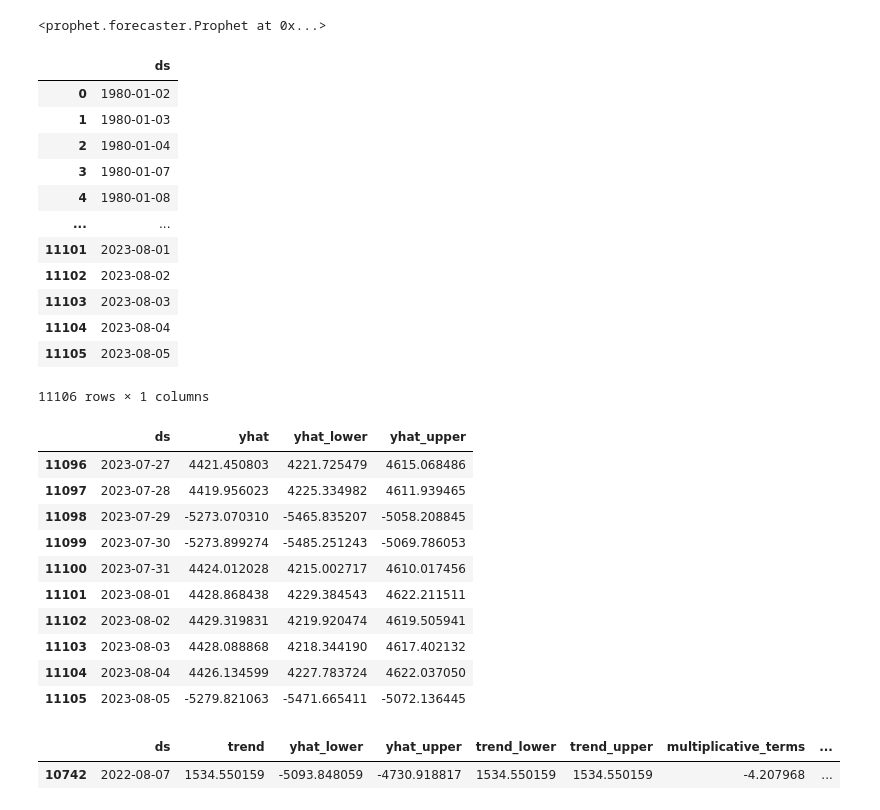
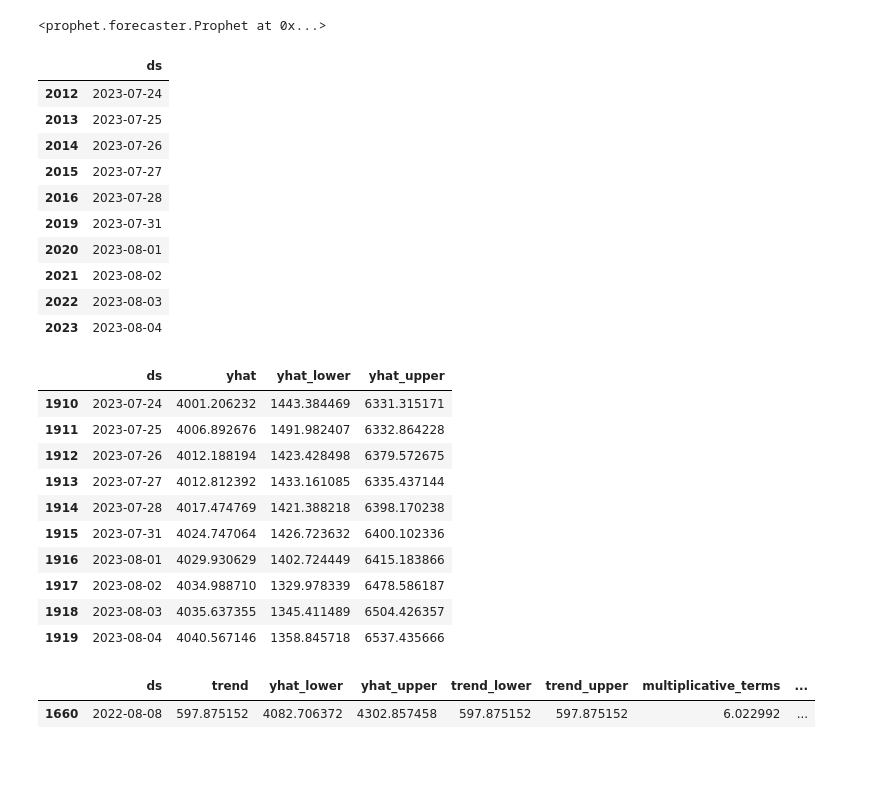
Before and after one commit to rishkosna/prophet_vs_monte, a Jupyter notebook: prophet_predictor.ipynb, the cells around one changed output. Saved outputs shown, nothing was run; the diff lists cells and outputs as text; code cells hidden in the pictures; blank space fills up the shorter version.

```diff
--- a/prophet_predictor.ipynb
+++ b/prophet_predictor.ipynb
@@ -18,7 +19,7 @@ warnings.filterwarnings('ignore')
 # thus we need to garner the relevant data using yfinance
 
 today = datetime.today().strftime('%Y-%m-%d')
-start = '1980-01-01'
+start = '2016-01-01'
 
 sp_df = yf.download('^GSPC', start, today)
 sp_df
@@ -159,43 +160,44 @@ INFO:cmdstanpy:finish chain 1
 # %%
 # here we create a year's worth of time series for the prophet model
 future = m.make_future_dataframe(periods = 365)
-future
+business_days = BDay().onOffset
+filter = pd.to_datetime(future['ds']).map(business_days)
+future = future[filter]
+future.tail(10)
 # %% [output]
 |  | ds |
-| 0 | 1980-01-02 |
-| 1 | 1980-01-03 |
-| 2 | 1980-01-04 |
-| 3 | 1980-01-07 |
-| 4 | 1980-01-08 |
-| ... | ... |
-| 11101 | 2023-08-01 |
-| 11102 | 2023-08-02 |
-| 11103 | 2023-08-03 |
-| 11104 | 2023-08-04 |
-| 11105 | 2023-08-05 |
+| 2012 | 2023-07-24 |
+| 2013 | 2023-07-25 |
+| 2014 | 2023-07-26 |
+| 2015 | 2023-07-27 |
+| 2016 | 2023-07-28 |
+| 2019 | 2023-07-31 |
+| 2020 | 2023-08-01 |
+| 2021 | 2023-08-02 |
+| 2022 | 2023-08-03 |
+| 2023 | 2023-08-04 |
-11106 rows × 1 columns
 # %%
 # finally, we get to our predictions
 forecast = m.predict(future)
 forecast[['ds', 'yhat', 'yhat_lower', 'yhat_upper']].tail(10)
 # %% [output]
 |  | ds | yhat | yhat_lower | yhat_upper |
-| 11096 | 2023-07-27 | 4421.450803 | 4221.725479 | 4615.068486 |
-| 11097 | 2023-07-28 | 4419.956023 | 4225.334982 | 4611.939465 |
-| 11098 | 2023-07-29 | -5273.070310 | -5465.835207 | -5058.208845 |
-| 11099 | 2023-07-30 | -5273.899274 | -5485.251243 | -5069.786053 |
-| 11100 | 2023-07-31 | 4424.012028 | 4215.002717 | 4610.017456 |
-| 11101 | 2023-08-01 | 4428.868438 | 4229.384543 | 4622.211511 |
-| 11102 | 2023-08-02 | 4429.319831 | 4219.920474 | 4619.505941 |
-| 11103 | 2023-08-03 | 4428.088868 | 4218.344190 | 4617.402132 |
-| 11104 | 2023-08-04 | 4426.134599 | 4227.783724 | 4622.037050 |
-| 11105 | 2023-08-05 | -5279.821063 | -5471.665411 | -5072.136445 |
+| 1910 | 2023-07-24 | 4001.206232 | 1443.384469 | 6331.315171 |
+| 1911 | 2023-07-25 | 4006.892676 | 1491.982407 | 6332.864228 |
+| 1912 | 2023-07-26 | 4012.188194 | 1423.428498 | 6379.572675 |
+| 1913 | 2023-07-27 | 4012.812392 | 1433.161085 | 6335.437144 |
+| 1914 | 2023-07-28 | 4017.474769 | 1421.388218 | 6398.170238 |
+| 1915 | 2023-07-31 | 4024.747064 | 1426.723632 | 6400.102336 |
+| 1916 | 2023-08-01 | 4029.930629 | 1402.724449 | 6415.183866 |
+| 1917 | 2023-08-02 | 4034.988710 | 1329.978339 | 6478.586187 |
+| 1918 | 2023-08-03 | 4035.637355 | 1345.411489 | 6504.426357 |
+| 1919 | 2023-08-04 | 4040.567146 | 1358.845718 | 6537.435666 |
 # %%
 # lets specifically get the next days worth!
 next_day = ((datetime.today() + timedelta(1)).strftime('%Y-%m-%d'))
 forecast[forecast['ds'] == next_day]
 # %% [output]
 |  | ds | trend | yhat_lower | yhat_upper | trend_lower | trend_upper | multiplicative_terms | ... |
-| 10742 | 2022-08-07 | 1534.550159 | -5093.848059 | -4730.918817 | 1534.550159 | 1534.550159 | -4.207968 | ... |
+| 1660 | 2022-08-08 | 597.875152 | 4082.706372 | 4302.857458 | 597.875152 | 597.875152 | 6.022992 | ... |
 # %%
 plot_plotly(m, forecast)
```
Also changed, not shown: parts of 4 cells of this notebook.
